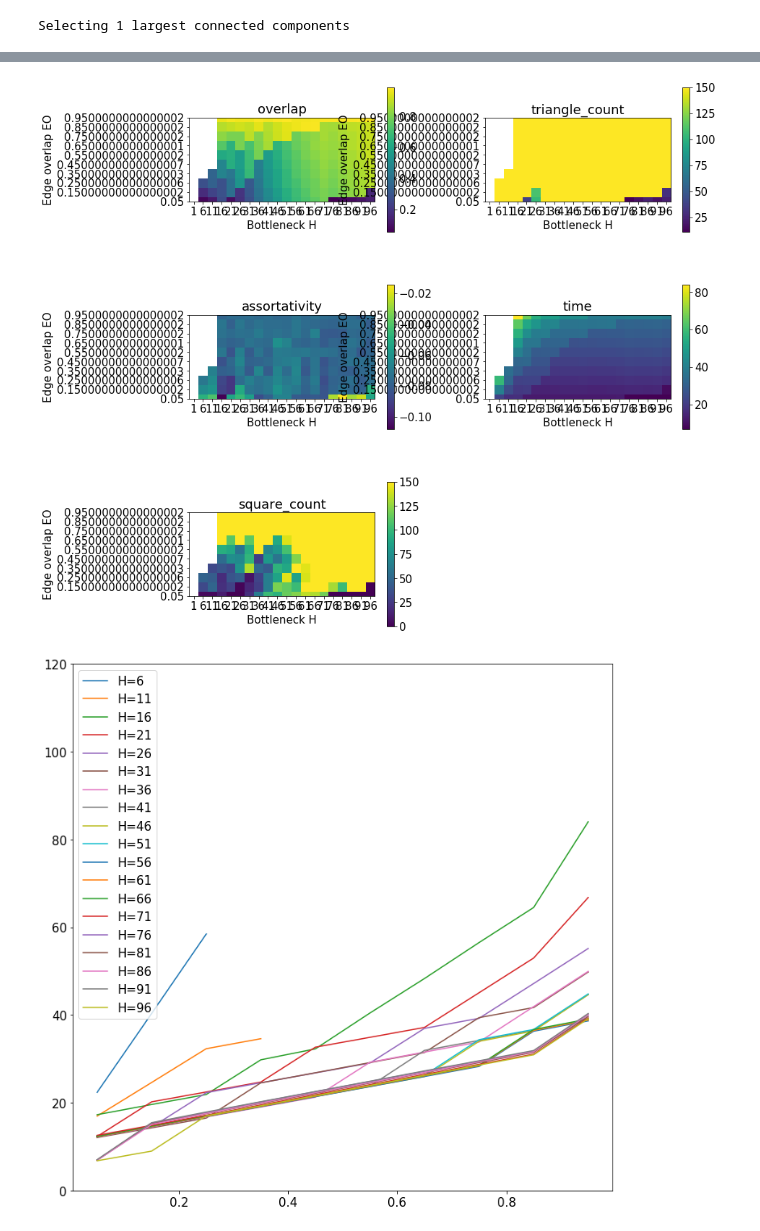
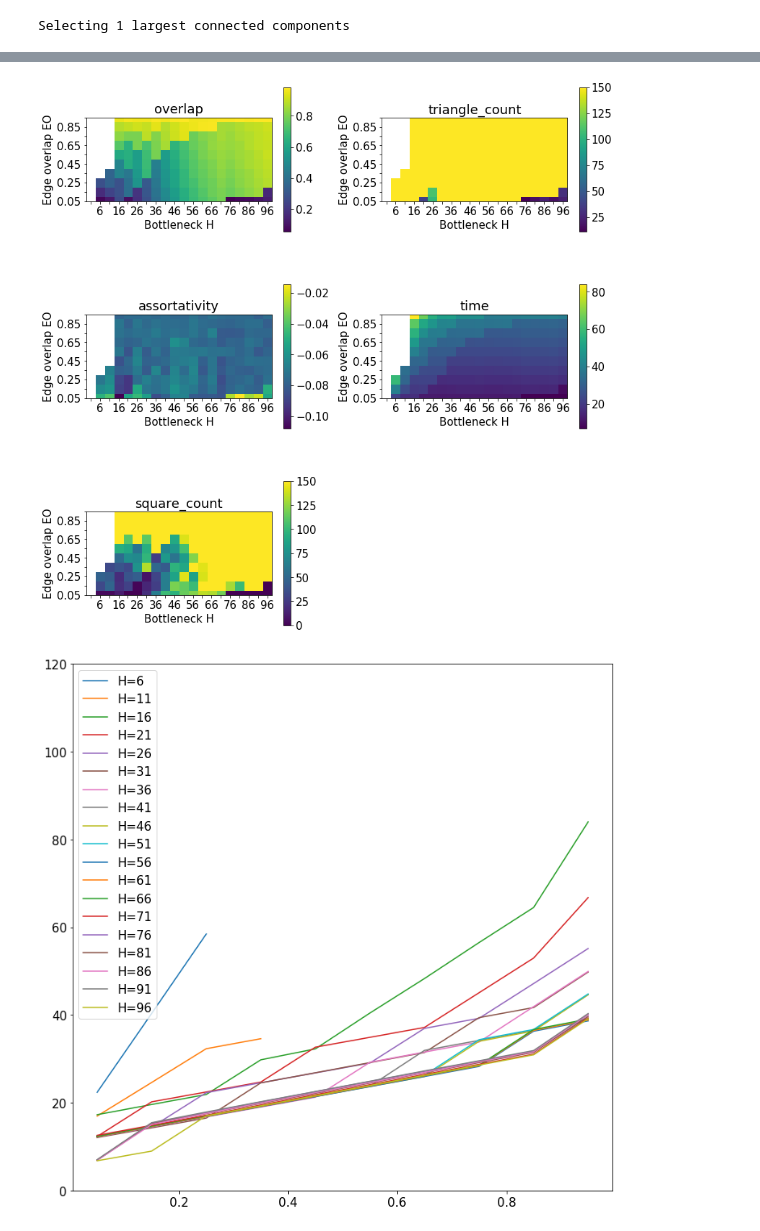
Before and after one commit to hheidrich/Net, a Jupyter notebook: exp/HyperparameterTestingWithoutSampling.ipynb, the cells around one changed output, grey strips where cells are left out. Drawn from its saved outputs; the diff is of its cells as text; code cells hidden in the pictures.

Commit message:
Added parameter 'show_every' in grid plot to better control ticks.

```diff
--- a/exp/HyperparameterTestingWithoutSampling.ipynb
+++ b/exp/HyperparameterTestingWithoutSampling.ipynb
@@ -111,7 +111,7 @@ def grid_train(Model, train_graph, val_ones, val_zeros, Hs, EOs,
 
     return dict_of_dicts_of_statistics
 
-def make_H_EO_grid_heatplot(dict_of_dicts_of_statistics, Hs, EOs, keys):
+def make_H_EO_grid_heatplot(dict_of_dicts_of_statistics, Hs, EOs, keys, show_every=[1, 1]):
     """X.
 
     Parameters
@@ -130,8 +130,6 @@ def make_H_EO_grid_heatplot(dict_of_dicts_of_statistics, Hs, EOs, keys):
     f, axs = plt.subplots(n_rows, n_cols, figsize=(12, 12))
     axs = np.array(axs).reshape(n_rows, n_cols)
     plt.tight_layout(pad=3)
-
-
     for row in range(n_rows):
         for col in range(n_cols):
             i = row * n_cols + col
@@ -151,10 +149,12 @@ def make_H_EO_grid_heatplot(dict_of_dicts_of_statistics, Hs, EOs, keys):
                 axs[row, col].set_yticklabels(EOs[::-1])
                 axs[row, col].set_xlabel('Bottleneck H')
                 axs[row, col].set_ylabel('Edge overlap EO')
-                for label in axs[row, col].xaxis.get_ticklabels()[::2]:
-                    label.set_visible(False)
-                for label in axs[row, col].yaxis.get_ticklabels()[::2]:
-                    label.set_visible(False)
+                for i, label in enumerate(axs[row, col].xaxis.get_ticklabels()):
+                    if i % show_every[0] != 0:
+                        label.set_visible(False)
+                for i, label in enumerate(axs[row, col].yaxis.get_ticklabels()):
+                    if i % show_every[1] != 0:
+                        label.set_visible(False)
             else:
                 axs[row, col].axis('off')
     plt.savefig('../fig/hyperparameter_grid.pdf', format='pdf')
@@ -238,16 +238,17 @@ EOs = pickle.load( open( "../data/EOsWithoutSampling.p", "rb" ) )
 # %%
 make_H_EO_grid_heatplot(dict_of_dicts_of_statistics=dict_of_dicts_of_statistics,
                         Hs=Hs,
-                        EOs=EOs,
+                        EOs=np.around(EOs, decimals=2),
                         keys=['overlap',
                               'triangle_count',
                               'assortativity',
                               'time',
-                              'square_count'])
+                              'square_count'],
+                       show_every=[2, 2])
 
 # make_H_EO_grid_heatplot(dict_of_dicts_of_statistics=dict_of_dicts_of_statistics, Hs=Hs, EOs=EOs, keys=['time'])
 # %% [output]
-[figure, old version]
+[figure, new version]
 # %%
 times = np.zeros((len(Hs),len(EOs)))
 times.fill(None)
```
Also changed, not shown: parts of 1 cell of this notebook, 1 other file.
